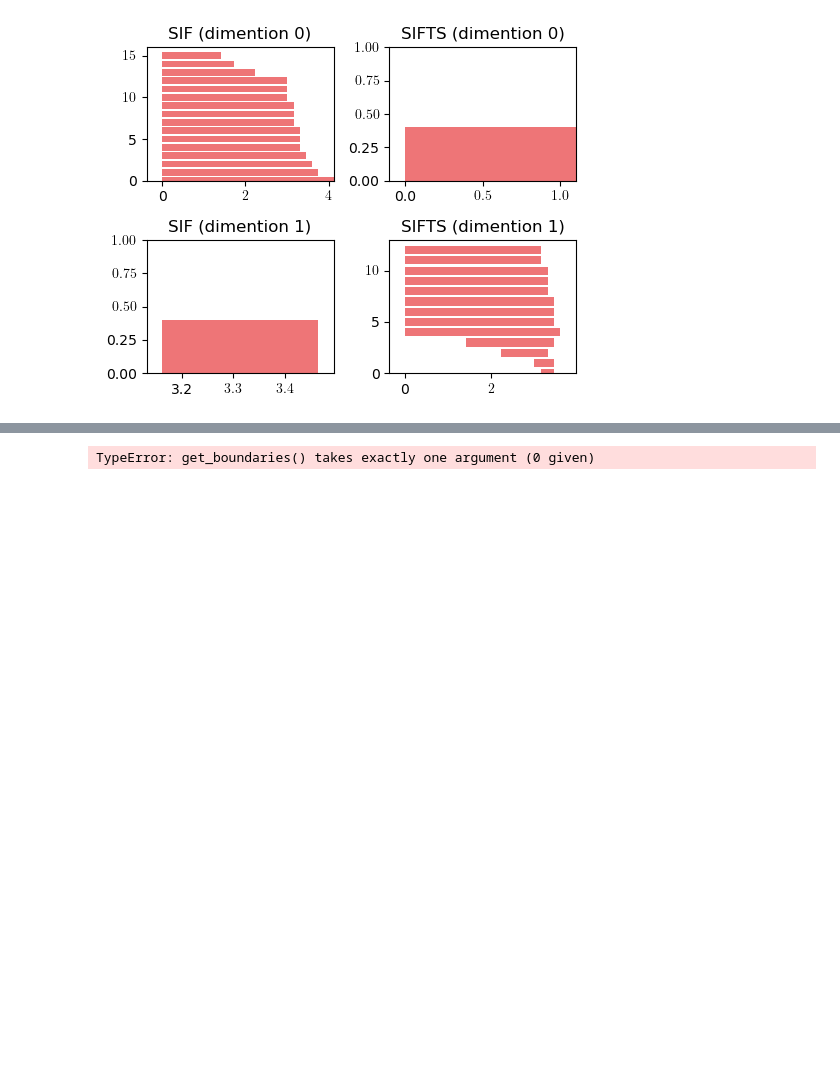
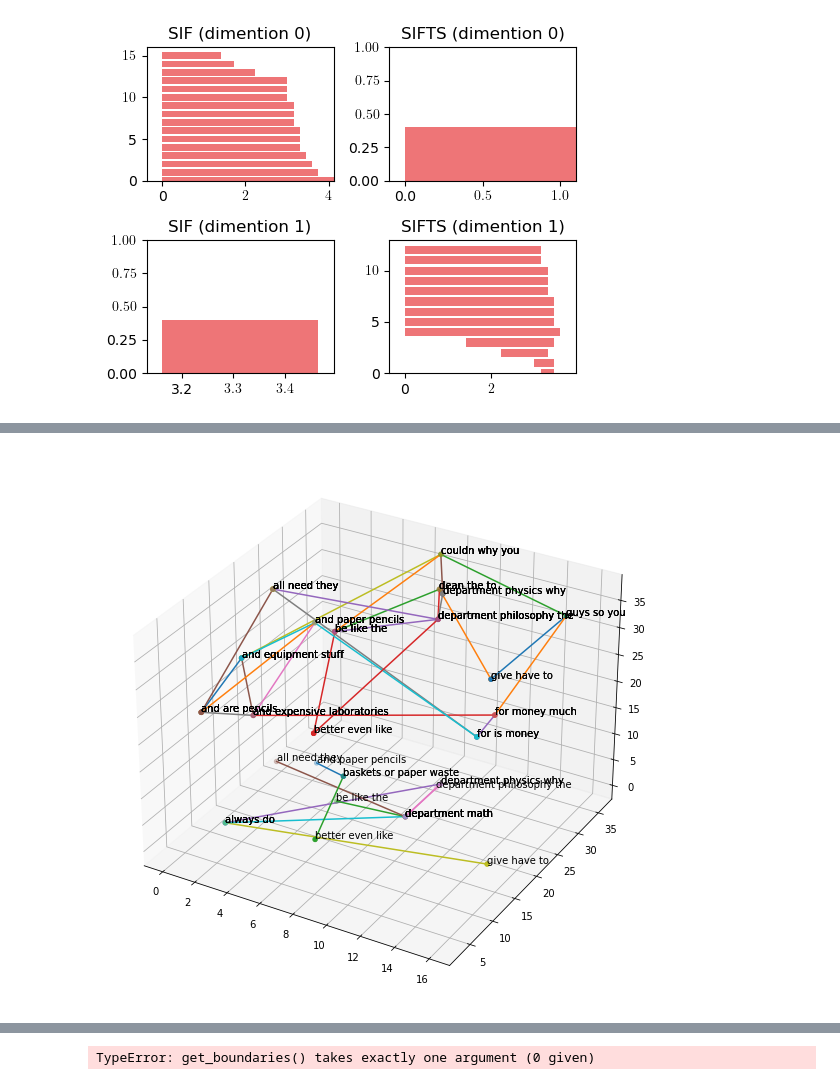
Before and after one commit to BorovTech/He_who_laughs_last, a Jupyter notebook: Topological_analysis/SIF_and_SIFTS_testing.ipynb, the cells around one changed output, grey strips where cells are left out. Cells and saved outputs as stored; diff of their text form; code cells hidden in the pictures; blank space fills up the shorter version.

```diff
--- a/Topological_analysis/SIF_and_SIFTS_testing.ipynb
+++ b/Topological_analysis/SIF_and_SIFTS_testing.ipynb
@@ -490 +524,29 @@ new_PHI.full_sif_sifts()
+# %%
+fig = plt.figure(figsize=(10,10))
+ax = fig.add_subplot(projection='3d')
+for sk_value in new_PHI.simplex_tree.get_skeleton(1):
+    if len(sk_value[0])==2:
+        vector1, vector2 = new_PHI.bow[sk_value[0][0]], new_PHI.bow[sk_value[0][1]]
+        point1, point2 = np.where(vector1 == 1)[0], np.where(vector2 == 1)[0]
+
+        temp = new_PHI.cv.fit(new_PHI.corpus).vocabulary_
+        rev_dict = dict(map(reversed, temp.items()))
+        word1, word2 = ' '.join([rev_dict[x] for x in point1]), ' '.join([rev_dict[x] for x in point2])
+
+        x_values = [point1[0], point2[0]]
+        y_values = [point1[1], point2[1]]
+        if len(point1)==len(point2)==3:
+            z_values = [point1[2], point2[2]]
+            ax.scatter(x_values, y_values, z_values)
+            ax.plot(x_values, y_values, z_values)
+            ax.text(x_values[0], y_values[0], z_values[0], word1, size=10, zorder=100, color='k')
+            ax.text(x_values[1], y_values[1], z_values[1], word2, size=10, zorder=100, color='k')
+        else:
+            ax.scatter(x_values, y_values)
+            ax.plot(x_values, y_values)
+            ax.text(x_values[0], y_values[0], 0, word1, size=10, zorder=100, color='k')
+            ax.text(x_values[1], y_values[1], 0, word2, size=10, zorder=100, color='k')
+plt.show()
+# %% [output]
+[figure, added]
 # %%
```
Also changed, not shown: parts of 9 cells of this notebook, 1 other file.
